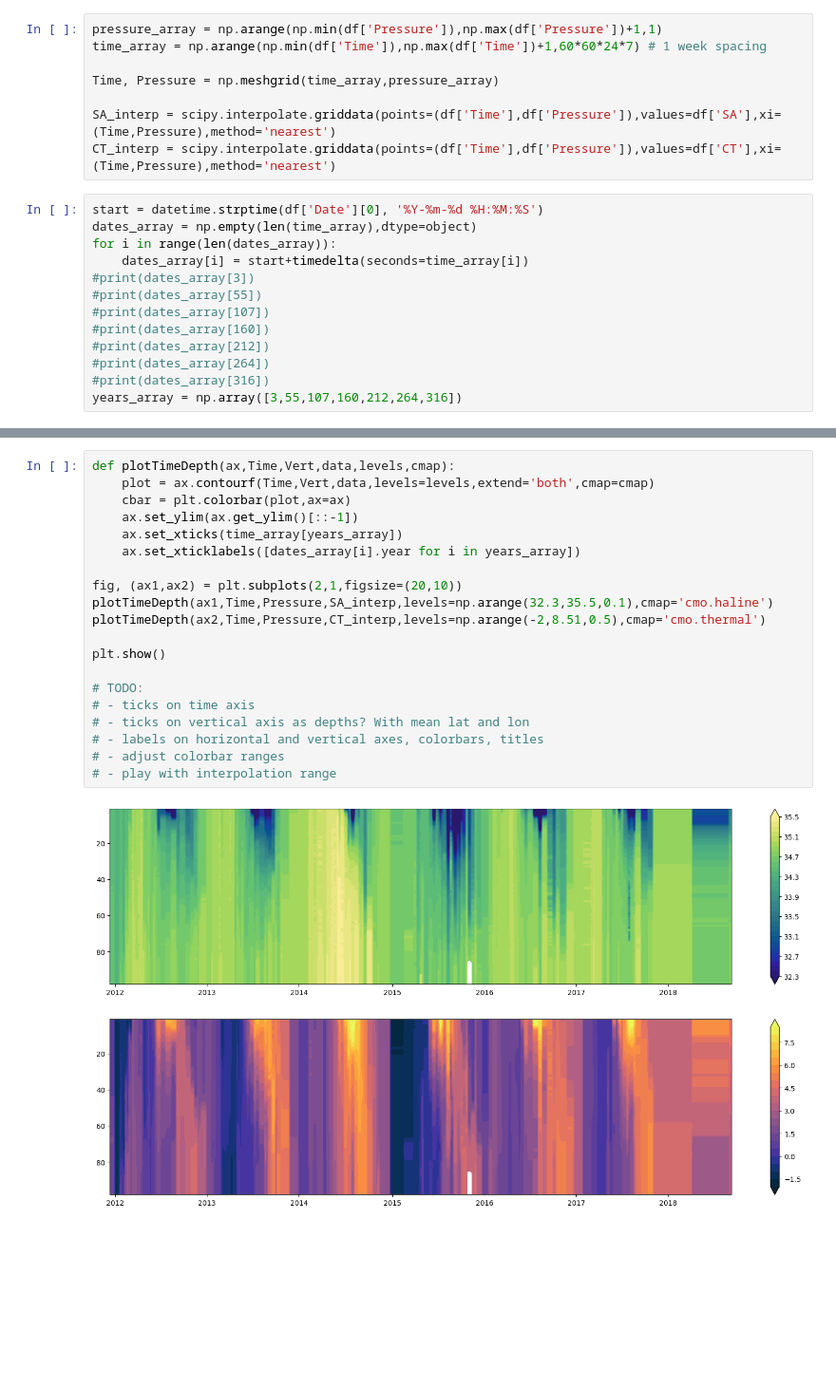
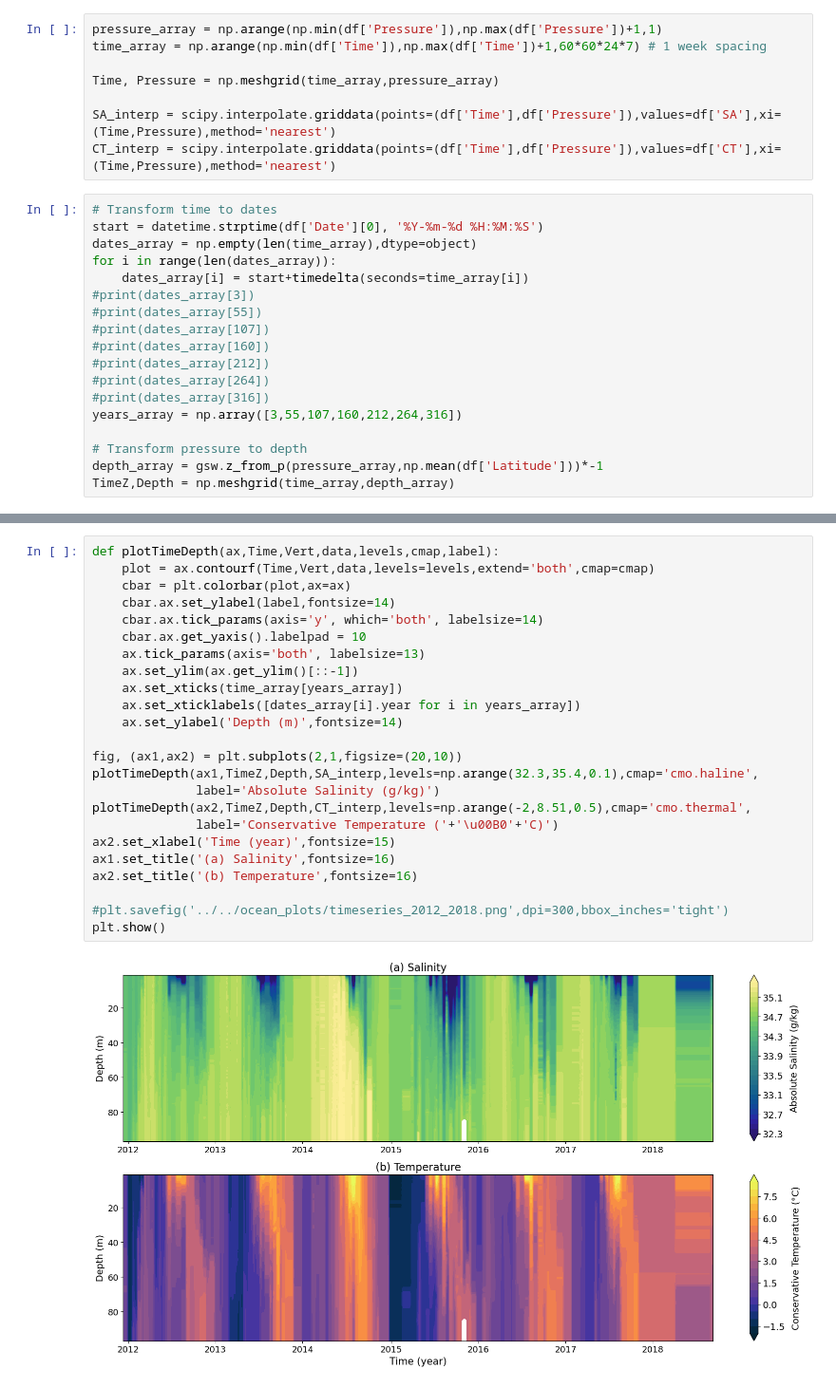
Before and after one commit to alpsjur/AGF-Adventfjorden, a Jupyter notebook: code/notebooks/timeseries_CTD_plotting.ipynb, the cells around one changed output, grey strips where cells are left out. Shown at 95% size. Drawn from its saved outputs; the diff is of its cells as text; blank space fills up the shorter version.

Commit message:
timeseries plots

```diff
--- a/code/notebooks/timeseries_CTD_plotting.ipynb
+++ b/code/notebooks/timeseries_CTD_plotting.ipynb
@@ -36,6 +36,7 @@ Time, Pressure = np.meshgrid(time_array,pressure_array)
 SA_interp = scipy.interpolate.griddata(points=(df['Time'],df['Pressure']),values=df['SA'],xi=(Time,Pressure),method='nearest')
 CT_interp = scipy.interpolate.griddata(points=(df['Time'],df['Pressure']),values=df['CT'],xi=(Time,Pressure),method='nearest')
 # %%
+# Transform time to dates
 start = datetime.strptime(df['Date'][0], '%Y-%m-%d %H:%M:%S')
 dates_array = np.empty(len(time_array),dtype=object)
 for i in range(len(dates_array)):
@@ -48,3 +49,7 @@ for i in range(len(dates_array)):
 #print(dates_array[264])
 #print(dates_array[316])
 years_array = np.array([3,55,107,160,212,264,316])
+
+# Transform pressure to depth
+depth_array = gsw.z_from_p(pressure_array,np.mean(df['Latitude']))*-1
+TimeZ,Depth = np.meshgrid(time_array,depth_array)
@@ -59,22 +56,26 @@ years_array = np.array([3,55,107,160,212,264,316])
 # %%
-def plotTimeDepth(ax,Time,Vert,data,levels,cmap):
+def plotTimeDepth(ax,Time,Vert,data,levels,cmap,label):
     plot = ax.contourf(Time,Vert,data,levels=levels,extend='both',cmap=cmap)
     cbar = plt.colorbar(plot,ax=ax)
+    cbar.ax.set_ylabel(label,fontsize=14)
+    cbar.ax.tick_params(axis='y', which='both', labelsize=14)
+    cbar.ax.get_yaxis().labelpad = 10
+    ax.tick_params(axis='both', labelsize=13)
     ax.set_ylim(ax.get_ylim()[::-1])
     ax.set_xticks(time_array[years_array])
     ax.set_xticklabels([dates_array[i].year for i in years_array])
+    ax.set_ylabel('Depth (m)',fontsize=14)
 
 fig, (ax1,ax2) = plt.subplots(2,1,figsize=(20,10))
-plotTimeDepth(ax1,Time,Pressure,SA_interp,levels=np.arange(32.3,35.5,0.1),cmap='cmo.haline')
-plotTimeDepth(ax2,Time,Pressure,CT_interp,levels=np.arange(-2,8.51,0.5),cmap='cmo.thermal')
+plotTimeDepth(ax1,TimeZ,Depth,SA_interp,levels=np.arange(32.3,35.4,0.1),cmap='cmo.haline',
+              label='Absolute Salinity (g/kg)')
+plotTimeDepth(ax2,TimeZ,Depth,CT_interp,levels=np.arange(-2,8.51,0.5),cmap='cmo.thermal',
+              label='Conservative Temperature ('+'\u00B0'+'C)')
+ax2.set_xlabel('Time (year)',fontsize=15)
+ax1.set_title('(a) Salinity',fontsize=16)
+ax2.set_title('(b) Temperature',fontsize=16)
 
+#plt.savefig('../../ocean_plots/timeseries_2012_2018.png',dpi=300,bbox_inches='tight')
 plt.show()
-
-# TODO:
-# - ticks on time axis
-# - ticks on vertical axis as depths? With mean lat and lon
-# - labels on horizontal and vertical axes, colorbars, titles
-# - adjust colorbar ranges
-# - play with interpolation range
 # %% [output]
-[figure, old version]
+[figure, new version]
```
Also changed, not shown: parts of 3 cells of this notebook, 1 other file.
